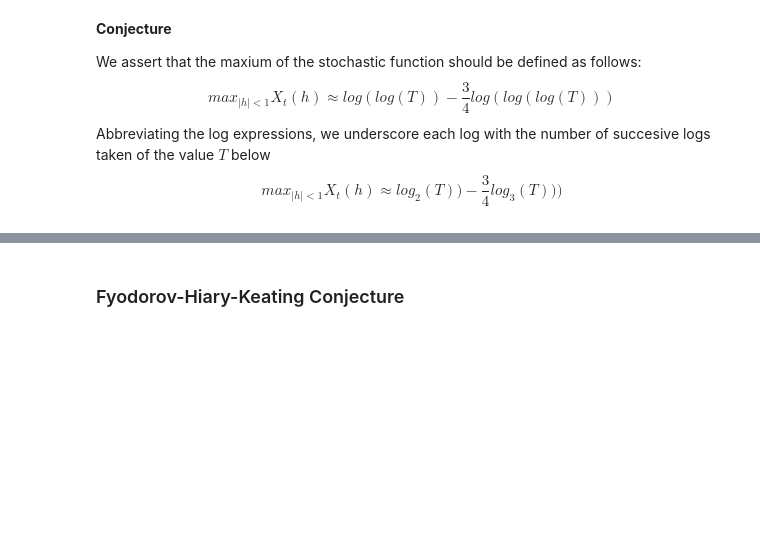
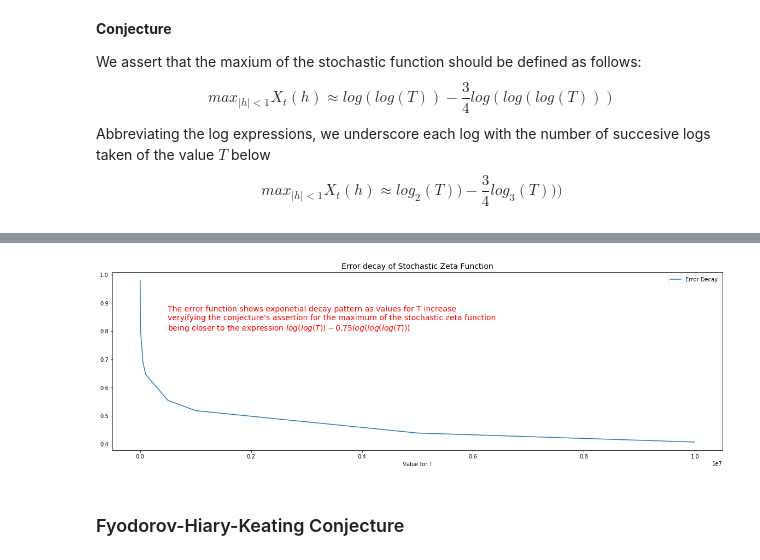
Before and after one commit to Raj9898/Random_Zeta, a Jupyter notebook: Zeta Function Simulation.ipynb, the cells around one changed output, grey strips where cells are left out. Saved outputs shown, nothing was run; the diff lists cells and outputs as text; code cells hidden in the pictures; blank space fills up the shorter version.

```diff
--- a/Zeta Function Simulation.ipynb
+++ b/Zeta Function Simulation.ipynb
@@ -145,4 +180,7 @@ We assert that the maxium of the stochastic function should be defined as follow
 $$max_{|h|<1}X_t(h)\approx log(log(T)) - \frac{3}{4}log(log(log(T)))$$
 Abbreviating the log expressions, we underscore each log with the number of succesive logs taken of the value $T$ below
 $$max_{|h|<1}X_t(h)\approx log_2(T)) - \frac{3}{4}log_3(T)))$$
+# %%
+# computes the max of the stochastic zeta function
+max_function = lambda x: (np.log(np.log(x)) - 0.75*np.log(np.log(np.log(x))))
 # %%
@@ -178,3 +235,27 @@ Analyzing the
+# %%
+time_range = [int(1e3), 5000, int(1e4), 50000, int(1e5), 500000, int(1e6), 5000000, int(1e7)]
+# %%
+error_arr = []
+
+# examine the error decay from projected to theoretical as T grows
+for t in time_range:
+    temp_arr = np.array([[zetaStochastic(h=i, T=t, prime_list=prime_num) for i in x] for _ in range(2)])
+
+    # compute the error term for the given value of T
+    e_term = np.average(y.max(axis=1)) - max_function(t)
+    error_arr.append(e_term)
+# %%
+plt.figure(figsize=(20,6))
+plt.title("Error decay of Stochastic Zeta Function", size=14)
+plt.plot(time_range, error_arr, label='Error Decay')
+plt.text(500000, 0.8,
+         "The error function shows exponetial decay pattern as values for T increase\nveryifying the conjecture's assertion for the maximum of the stochastic zeta function\nbeing closer to the expression $log(log(T)) - 0.75log(log(log(T)))$ ",
+         size=14, color='red')
+plt.xlabel('Value for T')
+plt.legend()
+plt.show()
+# %% [output]
+[figure, added]
 # %% [markdown]
 ### Fyodorov-Hiary-Keating Conjecture
 # %% [markdown]
```
Also changed, not shown: parts of 25 cells of this notebook.
